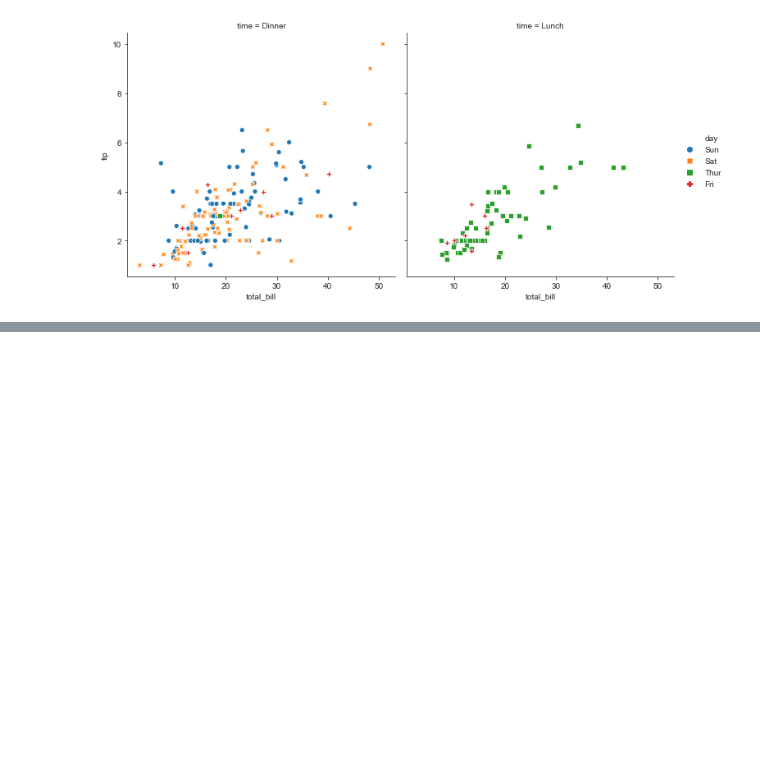
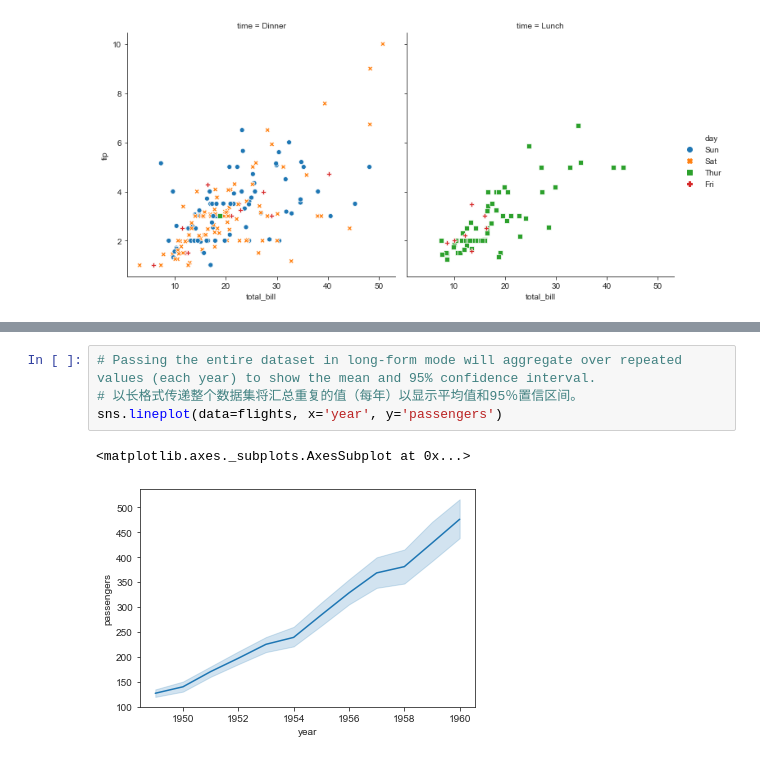
Before and after one commit to Crystal-girl/learning-seaborn, a Jupyter notebook: API Learning.ipynb, the cells around one changed output, grey strips where cells are left out. Drawn from its saved outputs; the diff is of its cells as text; blank space fills up the shorter version.

```diff
--- a/API Learning.ipynb
+++ b/API Learning.ipynb
@@ -397,0 +456,7 @@ sns.relplot(
+# %%
+# Passing the entire dataset in long-form mode will aggregate over repeated values (each year) to show the mean and 95% confidence interval.
+# 以长格式传递整个数据集将汇总重复的值（每年）以显示平均值和95％置信区间。
+sns.lineplot(data=flights, x='year', y='passengers')
+# %% [output]
+<matplotlib.axes._subplots.AxesSubplot at 0x...>
+[figure, added]
```
Also changed, not shown: parts of 27 cells of this notebook.
